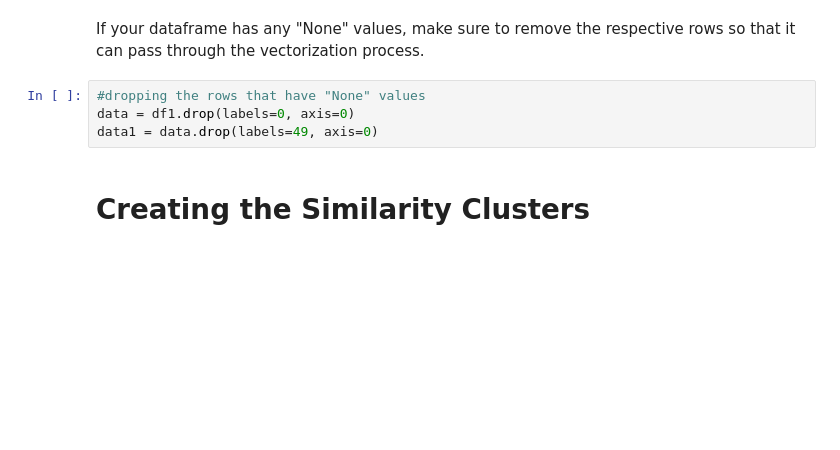
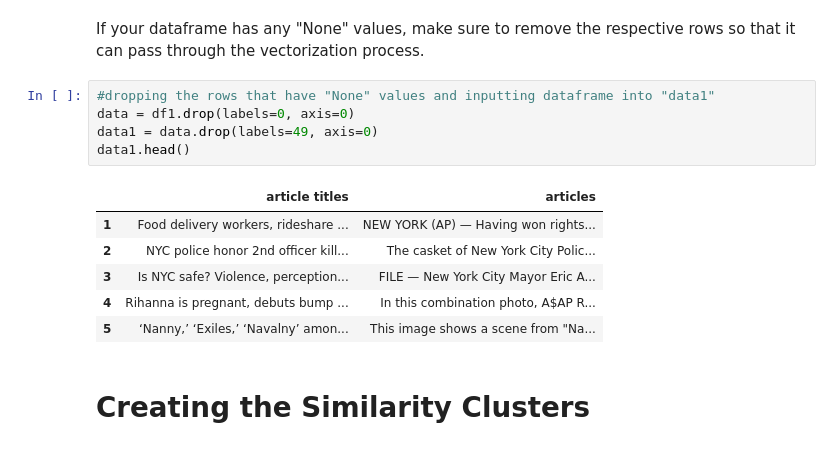
Before and after one commit to Dawudis/NYT-Articles-Document-Similarity, a Jupyter notebook: NYT_Articles_Document_Similarity.ipynb, the cells around one changed output. Saved outputs shown, nothing was run; the diff lists cells and outputs as text; blank space fills up the shorter version.

```diff
--- a/NYT_Articles_Document_Similarity.ipynb
+++ b/NYT_Articles_Document_Similarity.ipynb
@@ -55,9 +55,17 @@ df1.head()
 # %% [markdown]
 If your dataframe has any "None" values, make sure to remove the respective rows so that it can pass through the vectorization process.
 # %%
-#dropping the rows that have "None" values
+#dropping the rows that have "None" values and inputting dataframe into "data1"
 data = df1.drop(labels=0, axis=0)
 data1 = data.drop(labels=49, axis=0)
+data1.head()
+# %% [output]
+|  | article titles | articles |
+| 1 | Food delivery workers, rideshare ... | NEW YORK (AP) — Having won rights... |
+| 2 | NYC police honor 2nd officer kill... | The casket of New York City Polic... |
+| 3 | Is NYC safe? Violence, perception... | FILE — New York City Mayor Eric A... |
+| 4 | Rihanna is pregnant, debuts bump ... | In this combination photo, A$AP R... |
+| 5 | ‘Nanny,’ ‘Exiles,’ ‘Navalny’ amon... | This image shows a scene from "Na... |
 # %% [markdown]
 # **Creating the Similarity Clusters**
 # %%
```
